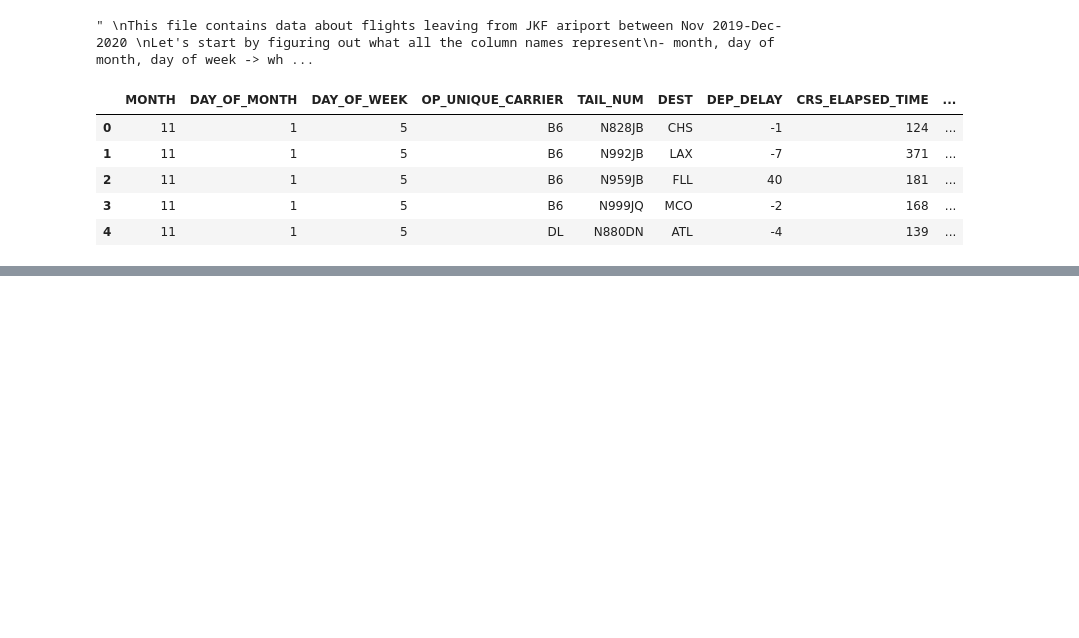
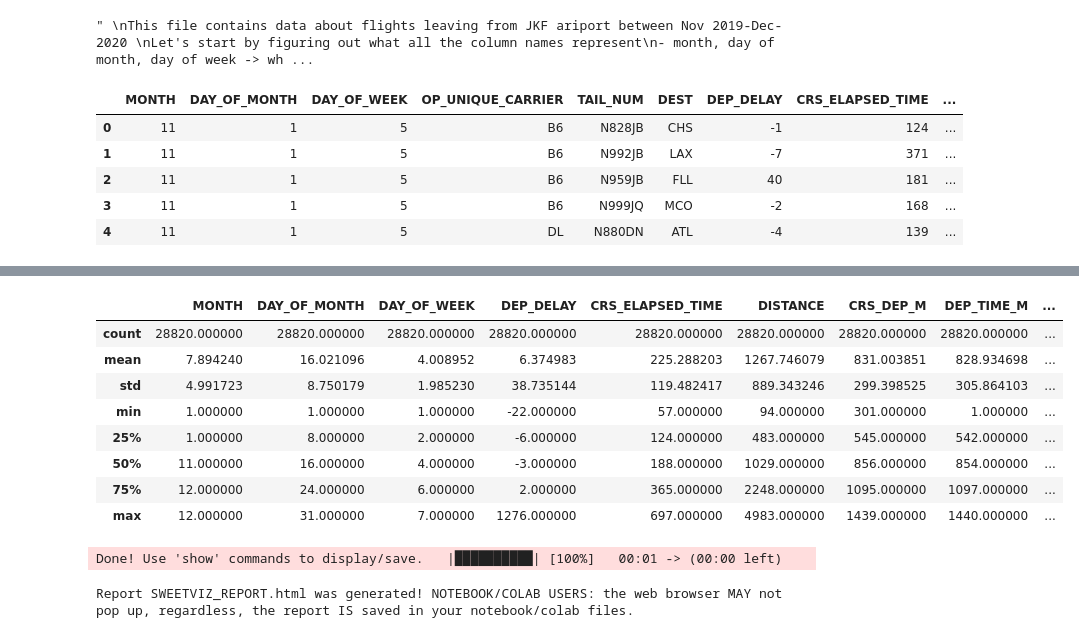
Before and after one commit to iresden/Assignment_6_Taxi_Out, a Jupyter notebook: flights_taxi_out.ipynb, the cells around one changed output, grey strips where cells are left out. Saved outputs shown, nothing was run; the diff lists cells and outputs as text; code cells hidden in the pictures; blank space fills up the shorter version.

```diff
--- a/flights_taxi_out.ipynb
+++ b/flights_taxi_out.ipynb
@@ -42,3 +47,9 @@ flights_data.head()
 | 2 | 11 | 1 | 5 | B6 | N959JB | FLL | 40 | 181 | ... |
 | 3 | 11 | 1 | 5 | B6 | N999JQ | MCO | -2 | 168 | ... |
 | 4 | 11 | 1 | 5 | DL | N880DN | ATL | -4 | 139 | ... |
+# %%
+## Check if data is being read as the appropriate type
+flights_data.info()
+
+## we can see dew point is being read as an object instead of an int
+flights_data[ 'Dew Point' ] = flights_data['Dew Point'].astype('int64')
@@ -44,0 +74,23 @@ flights_data.head()
+# %%
+## Get a look at count, mean, std, min, max etc
+flights_data.describe()
+# %% [output]
+|  | MONTH | DAY_OF_MONTH | DAY_OF_WEEK | DEP_DELAY | CRS_ELAPSED_TIME | DISTANCE | CRS_DEP_M | DEP_TIME_M | ... |
+| count | 28820.000000 | 28820.000000 | 28820.000000 | 28820.000000 | 28820.000000 | 28820.000000 | 28820.000000 | 28820.000000 | ... |
+| mean | 7.894240 | 16.021096 | 4.008952 | 6.374983 | 225.288203 | 1267.746079 | 831.003851 | 828.934698 | ... |
+| std | 4.991723 | 8.750179 | 1.985230 | 38.735144 | 119.482417 | 889.343246 | 299.398525 | 305.864103 | ... |
+| min | 1.000000 | 1.000000 | 1.000000 | -22.000000 | 57.000000 | 94.000000 | 301.000000 | 1.000000 | ... |
+| 25% | 1.000000 | 8.000000 | 2.000000 | -6.000000 | 124.000000 | 483.000000 | 545.000000 | 542.000000 | ... |
+| 50% | 11.000000 | 16.000000 | 4.000000 | -3.000000 | 188.000000 | 1029.000000 | 856.000000 | 854.000000 | ... |
+| 75% | 12.000000 | 24.000000 | 6.000000 | 2.000000 | 365.000000 | 2248.000000 | 1095.000000 | 1097.000000 | ... |
+| max | 12.000000 | 31.000000 | 7.000000 | 1276.000000 | 697.000000 | 4983.000000 | 1439.000000 | 1440.000000 | ... |
+# %%
+## Let's consider what could affect the taxi_out time - weather - condition/dew point/temp? number of flights leaving on the day?
+
+## Try out the sweetviz function for quick visualisation of data against taxi out - note that this creates an html file that opens in the default browser and so will not be seen here
+
+report = sv.analyze(flights_data, target_feat='TAXI_OUT')
+report.show_html()
+# %% [output]
+Done! Use 'show' commands to display/save.   |██████████| [100%]   00:01 -> (00:00 left)
+Report SWEETVIZ_REPORT.html was generated! NOTEBOOK/COLAB USERS: the web browser MAY not pop up, regardless, the report IS saved in your notebook/colab files.
```
Also changed, not shown: parts of 8 cells of this notebook, 1 other file.
